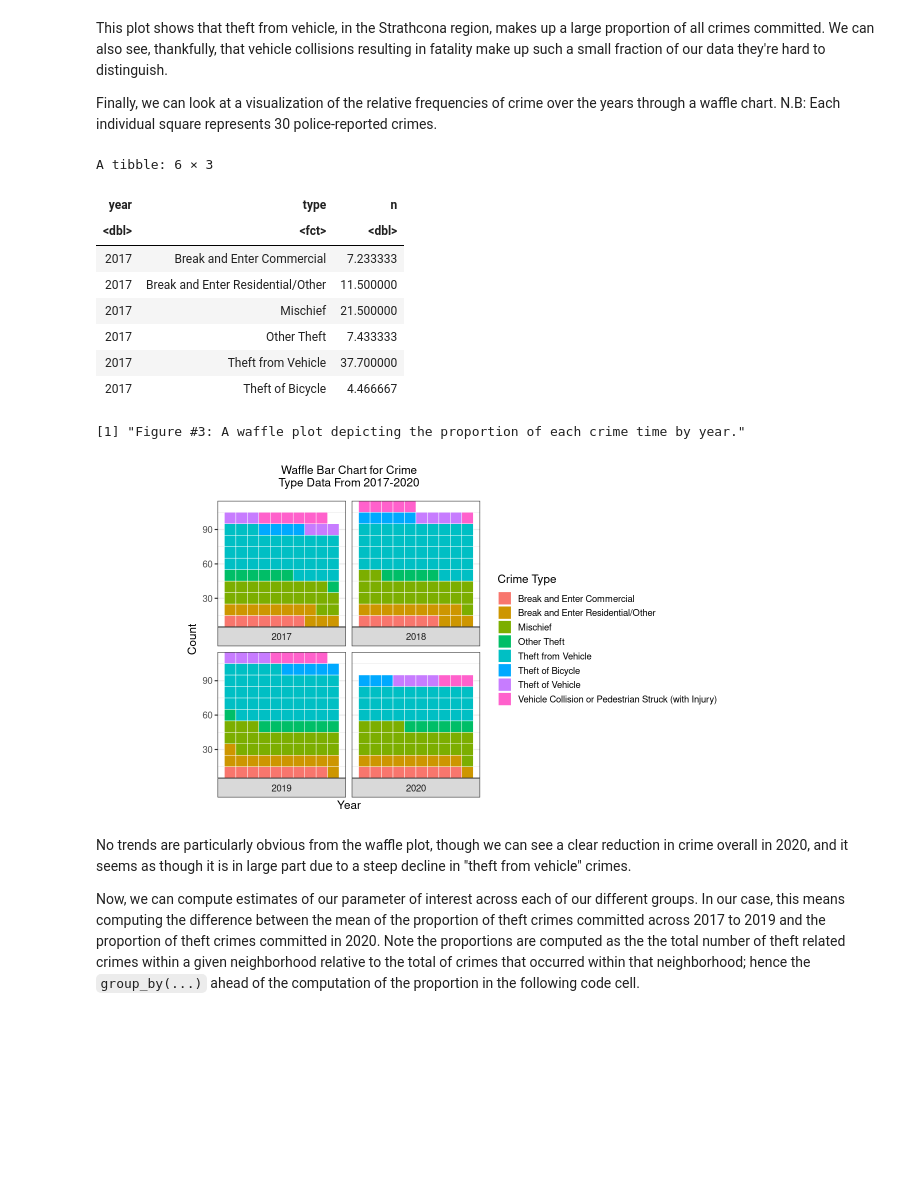
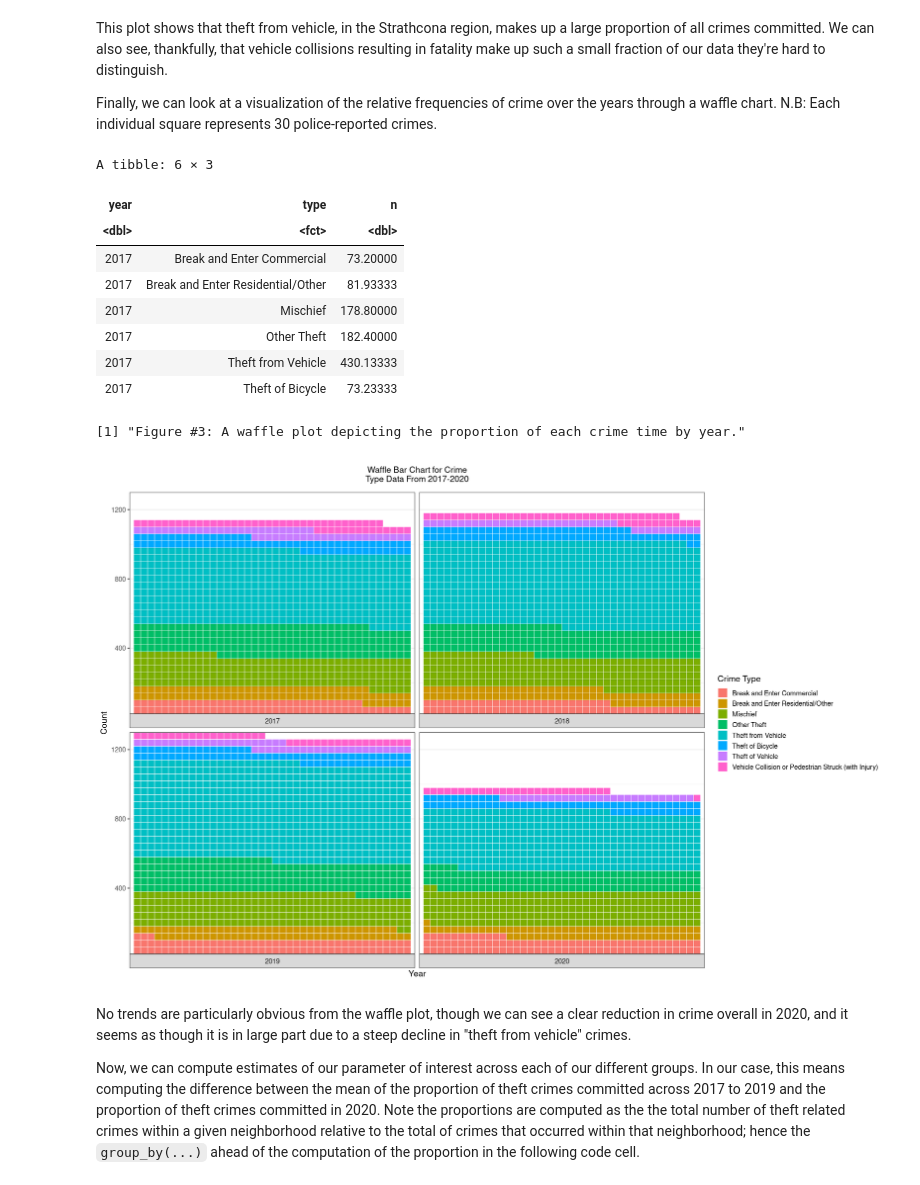
Before and after one commit to adammitha/STAT201-group-project, a Jupyter notebook: code/project-final.ipynb, the cells around one changed output. Drawn from its saved outputs; the diff is of its cells as text; code cells hidden in the pictures; blank space fills up the shorter version.

```diff
--- a/code/project-final.ipynb
+++ b/code/project-final.ipynb
@@ -316,7 +318,0 @@ We're hoping to compare crime rates across years in neighborhoods that represent
-# %%
-# Filter down by the 3 neighbourhoods above
-crime_data <- crime_data %>%
-    filter(neighbourhood %in% chosen_neighbourhoods)
-
-head(crime_data, n = 3)
-tail(crime_data, n = 3)
@@ -410,37 +410,37 @@ head(crime_waffle)
 A tibble: 6 × 3
 | year | type | n |
 | <dbl> | <fct> | <dbl> |
-| 2017 | Break and Enter Commercial | 7.233333 |
-| 2017 | Break and Enter Residential/Other | 11.500000 |
-| 2017 | Mischief | 21.500000 |
-| 2017 | Other Theft | 7.433333 |
-| 2017 | Theft from Vehicle | 37.700000 |
-| 2017 | Theft of Bicycle | 4.466667 |
+| 2017 | Break and Enter Commercial | 73.20000 |
+| 2017 | Break and Enter Residential/Other | 81.93333 |
+| 2017 | Mischief | 178.80000 |
+| 2017 | Other Theft | 182.40000 |
+| 2017 | Theft from Vehicle | 430.13333 |
+| 2017 | Theft of Bicycle | 73.23333 |
 # %%
 # 3. Let's look at the proportion of each crime committed over the years
 waffle_plot <- crime_waffle %>%
     ggplot(aes(values = n, fill = type)) +
-    geom_waffle(n_rows = 10, flip = TRUE, color = "white", size = 0.25) +
+    geom_waffle(n_rows = 40, flip = TRUE, color = "white", size = 0.25) +
     facet_wrap(~year, nrow = 2, strip.position = "bottom") +
     scale_x_discrete() +
-    scale_y_continuous(labels = function(x) x * 10, # make this multiplier the same as n_rows
+    scale_y_continuous(labels = function(x) x * 40, # make this multiplier the same as n_rows
                        expand = c(0,0)) +
     labs(
         title = "Waffle Bar Chart for Crime\nType Data From 2017-2020\n",
         # subtitle = "A single square represents 30 crimes",
         x = "Year",
         y = "Count",
         fill = "Crime Type"
     ) +
     coord_equal() +
     theme_enhance_waffle() +
     theme(legend.position = "bottom") +
-    theme_stat201(12, 6)
+    theme_stat201(18, 12)
 waffle_plot
 create_caption(3, "A waffle plot depicting the proportion of each crime time by year.")
 # %% [output]
 [1] "Figure #3: A waffle plot depicting the proportion of each crime time by year."
-[figure, old version]
+[figure, new version]
 # %% [markdown]
 No trends are particularly obvious from the waffle plot, though we can see a clear reduction in crime overall in 2020, and it seems as though it is in large part due to a steep decline in "theft from vehicle" crimes.
 
```
Also changed, not shown: parts of 63 cells of this notebook.
